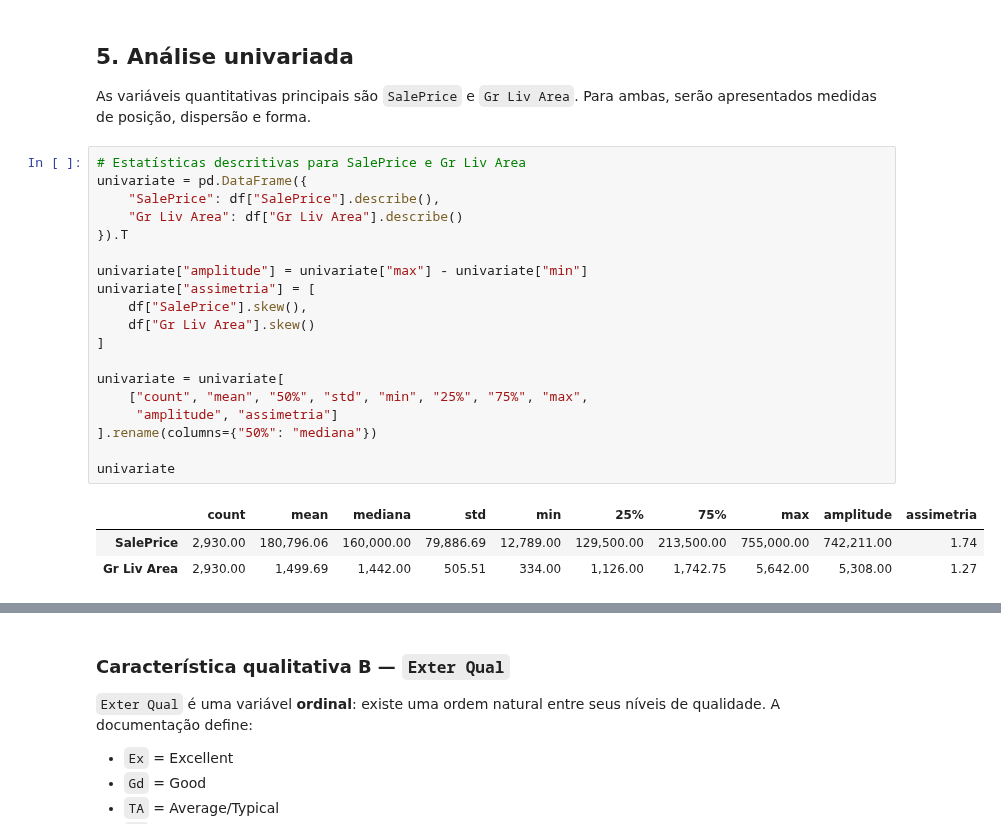
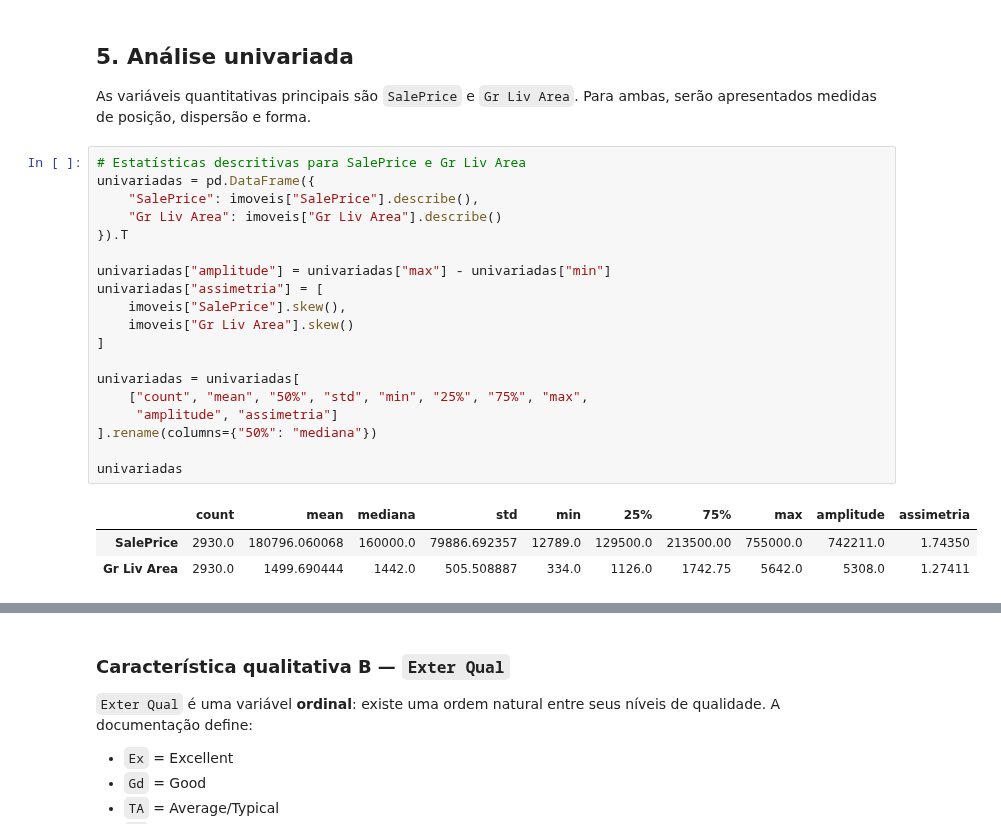
Before and after one commit to Luisao2007/met-quant-trabalho, a Jupyter notebook: notebooks/ap1.ipynb, the cells around one changed output, grey strips where cells are left out. Cells and saved outputs as stored; diff of their text form.

```diff
--- a/notebooks/ap1.ipynb
+++ b/notebooks/ap1.ipynb
@@ -207,27 +226,27 @@ Essa decisão evita afirmar, sem evidência, que toda ausência de preenchimento
 As variáveis quantitativas principais são `SalePrice` e `Gr Liv Area`. Para ambas, serão apresentados medidas de posição, dispersão e forma.
 # %%
 # Estatísticas descritivas para SalePrice e Gr Liv Area
-univariate = pd.DataFrame({
-    "SalePrice": df["SalePrice"].describe(),
-    "Gr Liv Area": df["Gr Liv Area"].describe()
+univariadas = pd.DataFrame({
+    "SalePrice": imoveis["SalePrice"].describe(),
+    "Gr Liv Area": imoveis["Gr Liv Area"].describe()
 }).T
 
-univariate["amplitude"] = univariate["max"] - univariate["min"]
-univariate["assimetria"] = [
-    df["SalePrice"].skew(),
-    df["Gr Liv Area"].skew()
+univariadas["amplitude"] = univariadas["max"] - univariadas["min"]
+univariadas["assimetria"] = [
+    imoveis["SalePrice"].skew(),
+    imoveis["Gr Liv Area"].skew()
 ]
 
-univariate = univariate[
+univariadas = univariadas[
     ["count", "mean", "50%", "std", "min", "25%", "75%", "max",
      "amplitude", "assimetria"]
 ].rename(columns={"50%": "mediana"})
 
-univariate
+univariadas
 # %% [output]
 |  | count | mean | mediana | std | min | 25% | 75% | max | amplitude | assimetria |
-| SalePrice | 2,930.00 | 180,796.06 | 160,000.00 | 79,886.69 | 12,789.00 | 129,500.00 | 213,500.00 | 755,000.00 | 742,211.00 | 1.74 |
-| Gr Liv Area | 2,930.00 | 1,499.69 | 1,442.00 | 505.51 | 334.00 | 1,126.00 | 1,742.75 | 5,642.00 | 5,308.00 | 1.27 |
+| SalePrice | 2930.0 | 180796.060068 | 160000.0 | 79886.692357 | 12789.0 | 129500.0 | 213500.00 | 755000.0 | 742211.0 | 1.74350 |
+| Gr Liv Area | 2930.0 | 1499.690444 | 1442.0 | 505.508887 | 334.0 | 1126.0 | 1742.75 | 5642.0 | 5308.0 | 1.27411 |
 # %%
 # Histogramas — uma figura com dois painéis
 fig, axes = plt.subplots(1, 2, figsize=(14, 5))
```
Also changed, not shown: parts of 16 cells of this notebook.
